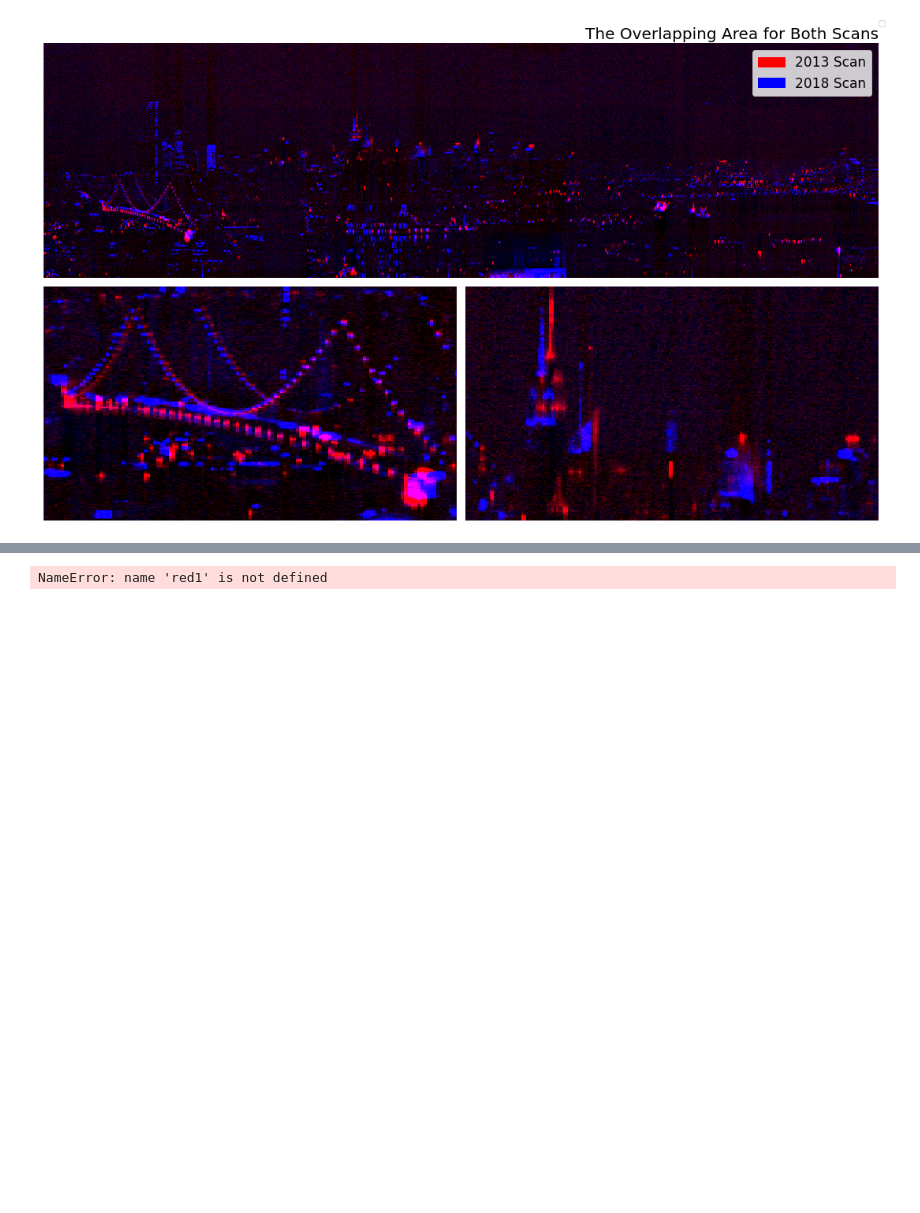
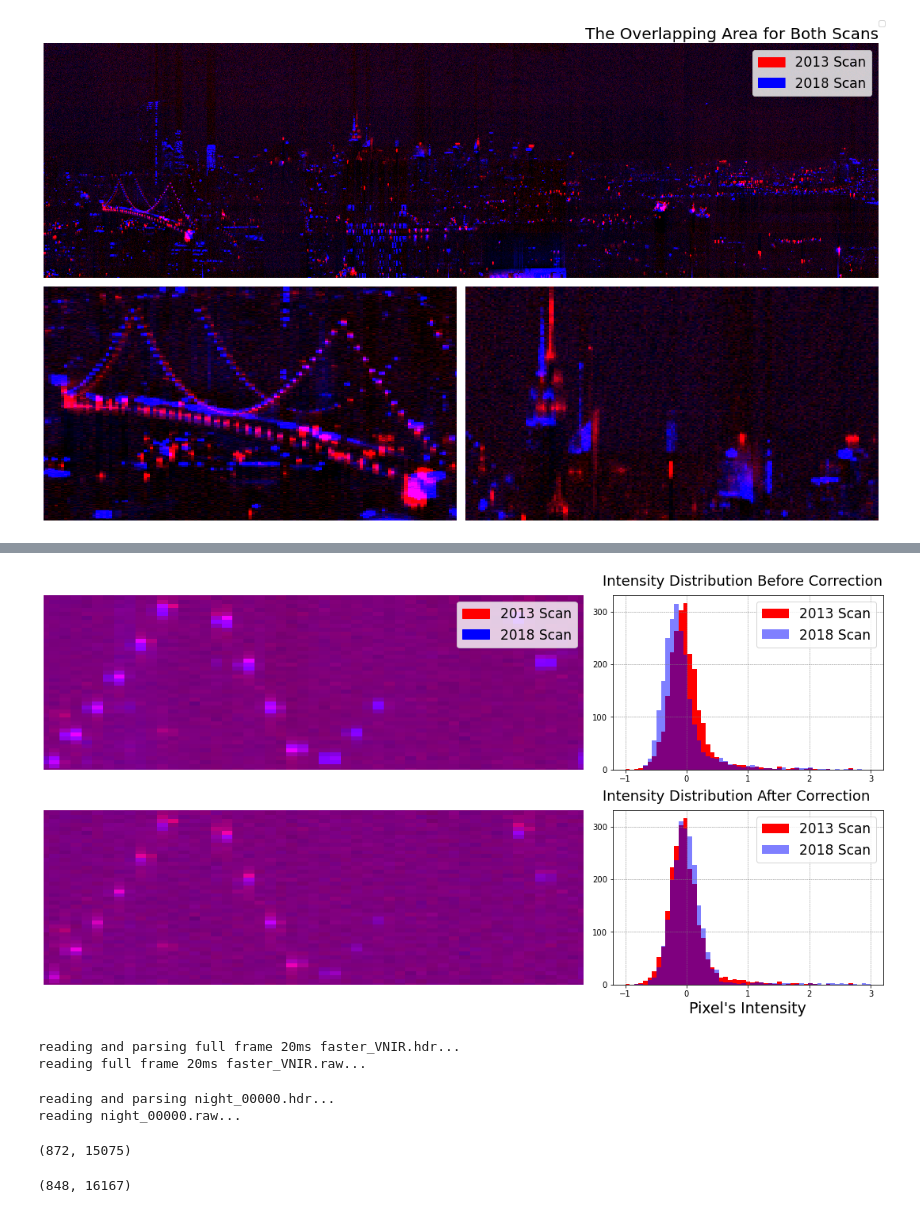
Before and after one commit to gdobler/lighting-tech-changeover, a Jupyter notebook: ltco/Sensor_Sensitivity_Correction.ipynb, the cells around one changed output, grey strips where cells are left out. Saved outputs shown, nothing was run; the diff lists cells and outputs as text; code cells hidden in the pictures; blank space fills up the shorter version.

```diff
--- a/ltco/Sensor_Sensitivity_Correction.ipynb
+++ b/ltco/Sensor_Sensitivity_Correction.ipynb
@@ -35,0 +69,11 @@ nrow, ncol = img_L0.shape
+# %%
+# -- calculate the slope and offset for sensor sensitivity correction
+slp, off = np.polyfit(img_L1[420:465, 150:200].flatten().clip(-5, 5), img_L0[420:465, 150:200].flatten().clip(-5, 5), 1)
+img3 = img_L1 * slp + off + np.random.randn(nrow, ncol) * 0.19
+
+# -- save reshaped imgL0 and imgL3
+np.save("../output/graham_hall_upload/imgL0_overlap.npy", img_L0)
+#np.save("../output/img3_overlap.npy", img3)
+
+# -- we load img3 here because the number of sources calculate by above formula will have some differences
+img3 = np.load("../output/img3_overlap.npy")
@@ -101,5 +246,11 @@ No artists with labels found to put in legend.  Note that artists whose label st
 # %%
 # -- make a 3-channel image (this is after sensor sensitivity correction)
+red1 = (img_L0.clip(-5, 5) + 5) / 10
+blu1 = (img3.clip(-5, 5) + 5) / 10
+
+rgb = np.dstack((red, np.zeros_like(red), blu))
+rgb1 = np.dstack((red1, np.zeros_like(red1), blu1))
+
 rgb = np.dstack((red, np.zeros_like(red), blu))
 rgb1 = np.dstack((red1, np.zeros_like(red1), blu1))
 
@@ -125,38 +276,38 @@ ax[0, 1].grid(color = 'grey', linestyle = '--', linewidth = 0.5)
 ax[1, 1].hist(img_L0[420:465, 150:200].flatten(), bins=55,  range = (-1, 3), color = "red")
 ax[1, 1].hist(img3[420:465, 150:200].flatten(), bins=55, alpha=0.5,range = (-1, 3),  color = "blue");
 ax[1, 1].grid(color = 'grey', linestyle = '--', linewidth = 0.5)
 fig.text(0.663, 0.97, 'Intensity Distribution Before Correction', va='center', fontsize = 18)
 fig.text(0.663, 0.50, 'Intensity Distribution After Correction', va='center', fontsize = 18)
 fig.subplots_adjust(hspace=8)
 
 
 ax[0, 1].legend(['2013 Scan', '2018 Scan'], fontsize=17)
 ax[1, 1].legend(['2013 Scan', '2018 Scan'], fontsize=17)
 ax[0, 1].set_yticks(np.arange(0, 400, 100))
 ax[1, 1].set_yticks(np.arange(0, 400, 100))
 ax[0, 1].set_xticks(np.arange(-1, 4, 1))
 ax[1, 1].set_xticks(np.arange(-1, 4, 1))
 ax[1, 1].set_xlabel("Pixel's Intensity", fontsize=19)
 
 df_legend = pd.DataFrame([
                           [0, [255, 0, 0], '2013 Scan'],
                             [1, [0, 0, 255], '2018 Scan'],
 
                           ],
                          columns=['key', 'color', 'name'])
 
 handles_1 = [patches.Rectangle((0, 0), 1, 1, color=[c / 255 for c in color_list]) for color_list in df_legend['color']]
 labels = df_legend['name']
 
 ax[0, 0].legend(handles_1, labels, loc='upper right', ncol=1, fontsize=17,)
 
 fig.tight_layout()
 # %% [output]
-NameError: name 'red1' is not defined
+[figure, added]
 # %%
 # -- get active source location and spec for both 2013 and 2018 hyperspectral scan
 # -- if raw file exists, read it, create file if not
-dname = "../output/hsi0_overlap_cnn_allwave.npy"
+dname = "../output/hsi0_overlap_cnn_allwave_bridge.npy"
 
 if os.path.isfile(dname):
 
@@ -179,7 +330,7 @@ else:
     spec.append(img_data[i][238:933, 0:1087][imgL0_gf])
 
   spec = np.vstack(spec)
-  np.save("../output/hsi0_overlap_cnn_allwave.npy", spec)
+  np.save("../output/hsi0_overlap_cnn_allwave_bridge.npy", spec)
 
 
   # -- get location for 'active' pixel and  save it
@@ -187,10 +338,13 @@ else:
   hsi0_indices
 
 
-  np.save("../output/hsi0_overlap_location.npy", hsi0_indices)
+  np.save("../output/hsi0_overlap_location_bridge.npy", hsi0_indices)
+# %% [output]
+reading and parsing full frame 20ms faster_VNIR.hdr...
+reading full frame 20ms faster_VNIR.raw...
 # %%
 # -- if raw file exists, read it, create file if not
-dname = "../../output/hsi1_overlap_cnn_allwave.npy"
+dname = "../../output/hsi1_overlap_cnn_allwave_brdge.npy"
 
 if os.path.isfile(dname):
 
@@ -214,13 +368,23 @@ else:
     spec.append(((resize(img_data[i], (695, 1252)))[:, 165:1252])[imgL1_gf])
 
   spec = np.vstack(spec)
-  np.save("../output/hsi1_overlap_cnn_allwave.npy", spec)
+  np.save("../output/hsi1_overlap_cnn_allwave_bridge.npy", spec)
 
 
   # -- get location for 'active' pixel and then save it
   hsi1_indices = np.argwhere(imgL1_overlap == 1)
 
-  np.save("../output/hsi1_overlap_location.npy", hsi1_indices)
+  np.save("../output/hsi1_overlap_location_bridge.npy", hsi1_indices)
+# %% [output]
+reading and parsing night_00000.hdr...
+reading night_00000.raw...
 # %%
-spec = np.load("../output/hsi0_overlap_cnn_allwave.npy")
+spec = np.load("../output/hsi0_overlap_cnn_allwave_bridge.npy")
 spec.shape
+# %% [output]
+(872, 15075)
+# %%
+spec = np.load("../output/hsi1_overlap_cnn_allwave_bridge.npy")
+spec.shape
+# %% [output]
+(848, 16167)
```
Also changed, not shown: parts of 18 cells of this notebook.
